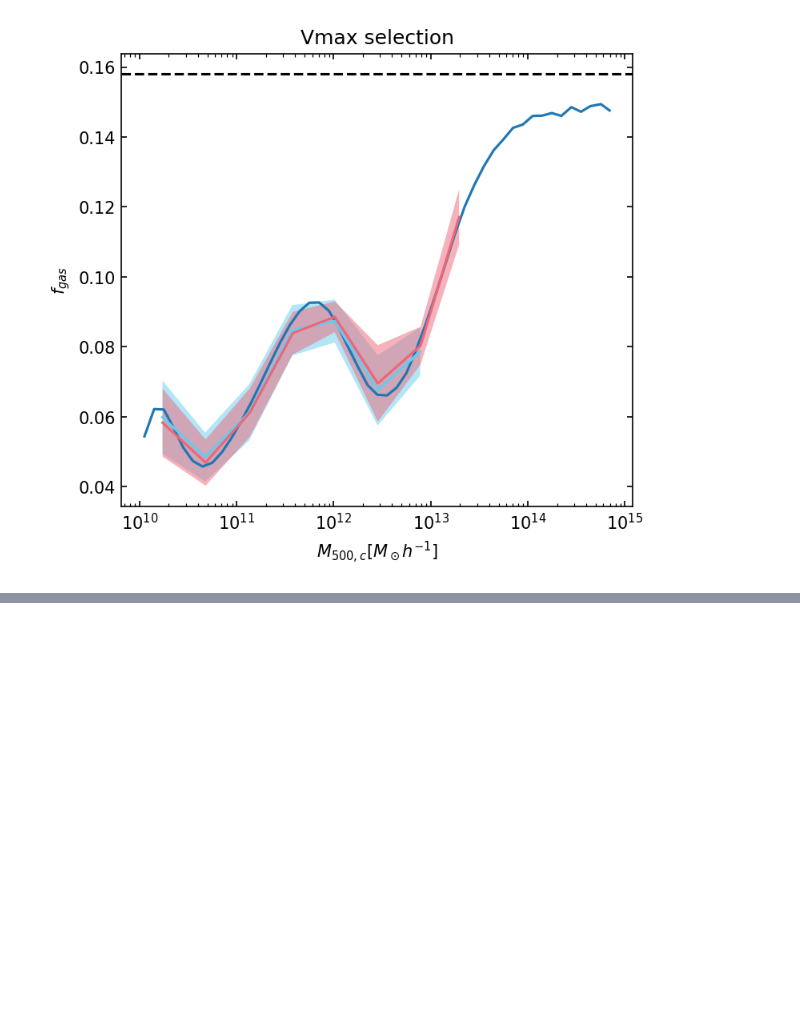
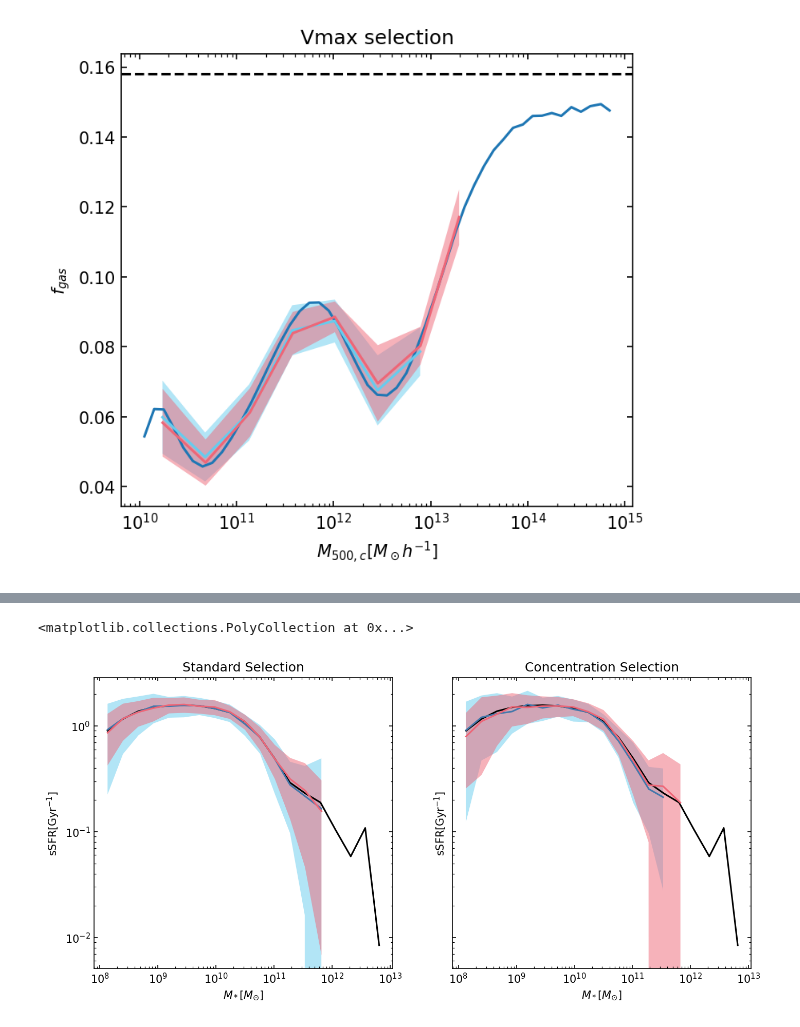
Before and after one commit to fgmaion/MTNG-resims, a Jupyter notebook: Notebooks/estimate_halo_number_DM-MTNG.ipynb, the cells around one changed output, grey strips where cells are left out. Drawn from its saved outputs; the diff is of its cells as text; code cells hidden in the pictures; blank space fills up the shorter version.

```diff
--- a/Notebooks/estimate_halo_number_DM-MTNG.ipynb
+++ b/Notebooks/estimate_halo_number_DM-MTNG.ipynb
@@ -702,0 +625,49 @@ Text(0.5, 0, '$M_*[M_{\\odot}/h]$')
+# %%
+mean_sSFR_vmax = {}
+mean_sSFR_vmax['2'] = np.mean(ens_sSFR_vmax['2'], axis=0)
+mean_sSFR_vmax['4'] = np.mean(ens_sSFR_vmax['4'], axis=0)
+
+mean_mstar_vmax = {}
+mean_mstar_vmax['2'] = np.mean(ens_mstar_vmax['2'], axis=0)
+mean_mstar_vmax['4'] = np.mean(ens_mstar_vmax['4'], axis=0)
+
+err_sSFR_vmax = {}
+err_sSFR_vmax['2'] = np.std(ens_sSFR_vmax['2'], axis=0)
+err_sSFR_vmax['4'] = np.std(ens_sSFR_vmax['4'], axis=0)
+# %%
+sSFR_total = hydro_split.total_SFR(nbins=nbins)
+# %%
+fig, ax = plt.subplots(1, 2, dpi=150, figsize=(11,5), sharey=True)
+
+ax[0].set_xscale('log')
+ax[0].set_yscale('log')
+
+ax[0].set_ylabel('sSFR[Gyr$^{-1}$]')
+ax[0].set_xlabel('$M_*[M_{\\odot}]$')
+
+ax[0].set_title('Standard Selection')
+
+ax[0].plot(sSFR_total['mstar'], sSFR_total['sSFR'], color='k')
+ax[0].plot(mean_mstar['2'], mean_sSFR['2'], color=colors[0])
+ax[0].plot(mean_mstar['4'], mean_sSFR['4'], color=colors[4])
+
+ax[0].fill_between(mean_mstar['2'], mean_sSFR['2']-err_sSFR['2'], mean_sSFR['2']+err_sSFR['2'], color=colors[1], alpha=0.5, edgecolor=None)
+ax[0].fill_between(mean_mstar['4'], mean_sSFR['4']-err_sSFR['4'], mean_sSFR['4']+err_sSFR['4'], color=colors[4], alpha=0.5, edgecolor=None)
+
+ax[1].set_xscale('log')
+ax[1].set_yscale('log')
+
+ax[1].set_title('Concentration Selection')
+
+ax[1].set_ylabel('sSFR[Gyr$^{-1}$]')
+ax[1].set_xlabel('$M_*[M_{\\odot}]$')
+
+ax[1].plot(sSFR_total['mstar'], sSFR_total['sSFR'], color='k')
+ax[1].plot(mean_mstar_vmax['2'], mean_sSFR_vmax['2'], color=colors[0])
+ax[1].plot(mean_mstar_vmax['4'], mean_sSFR_vmax['4'], color=colors[4])
+
+ax[1].fill_between(mean_mstar_vmax['2'], mean_sSFR_vmax['2']-err_sSFR_vmax['2'], mean_sSFR_vmax['2']+err_sSFR_vmax['2'], color=colors[1], alpha=0.5, edgecolor=None)
+ax[1].fill_between(mean_mstar_vmax['4'], mean_sSFR_vmax['4']-err_sSFR_vmax['4'], mean_sSFR_vmax['4']+err_sSFR_vmax['4'], color=colors[4], alpha=0.5, edgecolor=None)
+# %% [output]
+<matplotlib.collections.PolyCollection at 0x...>
+[figure, added]
```
Also changed, not shown: parts of 11 cells of this notebook, 1 other file.
